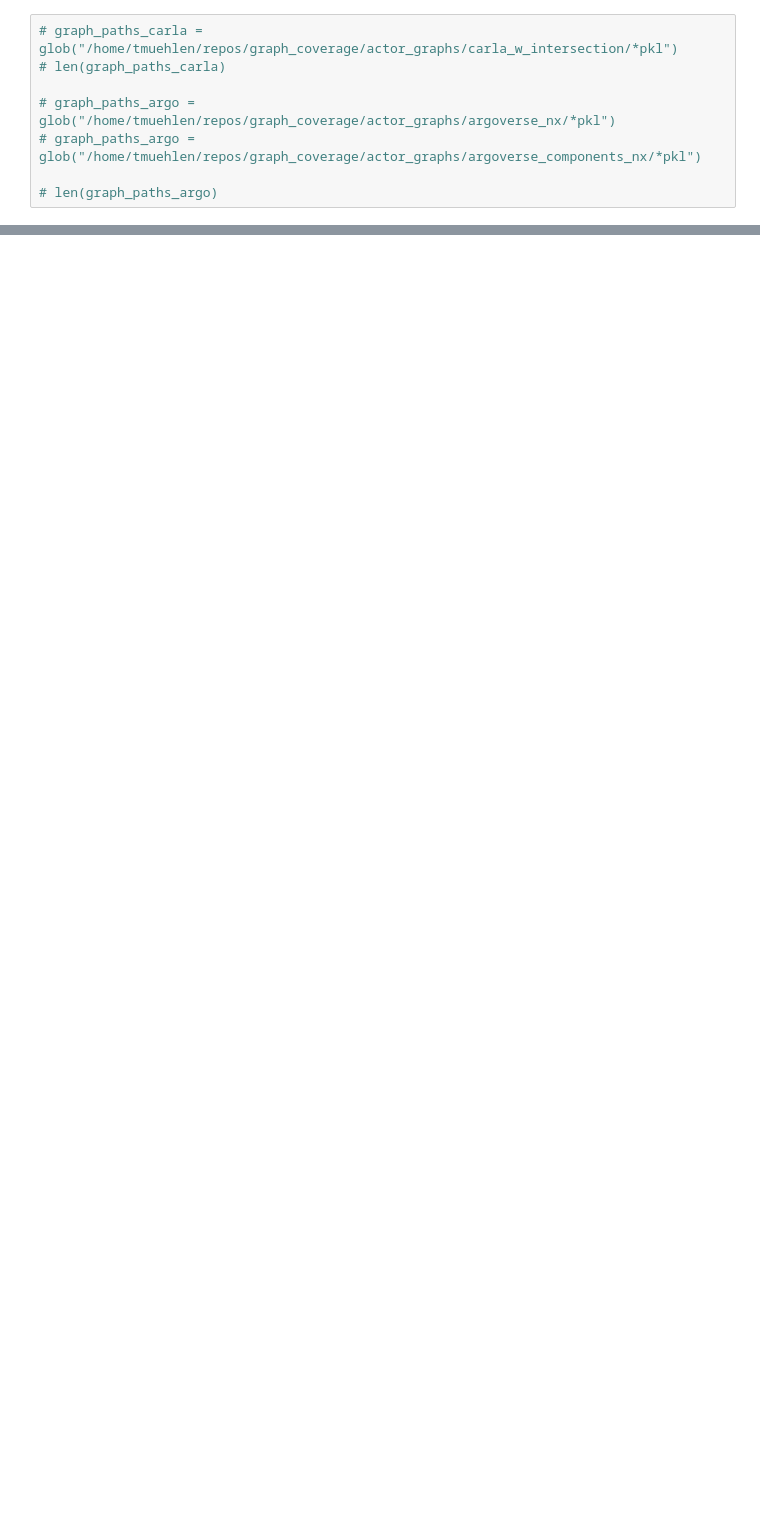
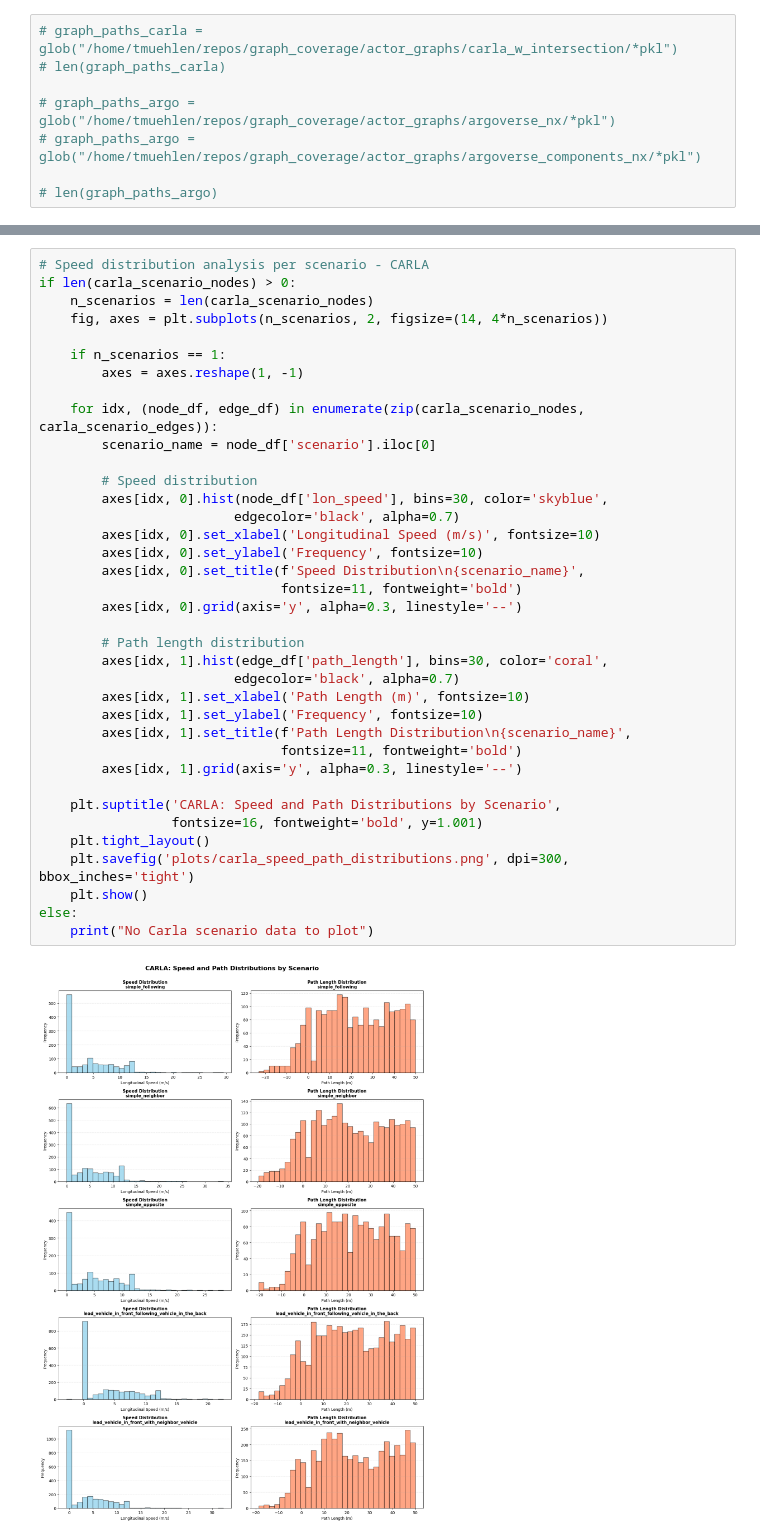
Before and after one commit to tmuehlen80/graph_coverage, a Jupyter notebook: Notebooks/carla/subgraph_isomorphism.ipynb, the cells around one changed output, grey strips where cells are left out. Saved outputs shown, nothing was run; the diff lists cells and outputs as text; blank space fills up the shorter version.

```diff
--- a/Notebooks/carla/subgraph_isomorphism.ipynb
+++ b/Notebooks/carla/subgraph_isomorphism.ipynb
@@ -395,0 +502,39 @@ plt.show()
+# %%
+# Speed distribution analysis per scenario - CARLA
+if len(carla_scenario_nodes) > 0:
+    n_scenarios = len(carla_scenario_nodes)
+    fig, axes = plt.subplots(n_scenarios, 2, figsize=(14, 4*n_scenarios))
+
+    if n_scenarios == 1:
+        axes = axes.reshape(1, -1)
+
+    for idx, (node_df, edge_df) in enumerate(zip(carla_scenario_nodes, carla_scenario_edges)):
+        scenario_name = node_df['scenario'].iloc[0]
+
+        # Speed distribution
+        axes[idx, 0].hist(node_df['lon_speed'], bins=30, color='skyblue',
+                         edgecolor='black', alpha=0.7)
+        axes[idx, 0].set_xlabel('Longitudinal Speed (m/s)', fontsize=10)
+        axes[idx, 0].set_ylabel('Frequency', fontsize=10)
+        axes[idx, 0].set_title(f'Speed Distribution\n{scenario_name}',
+                               fontsize=11, fontweight='bold')
+        axes[idx, 0].grid(axis='y', alpha=0.3, linestyle='--')
+
+        # Path length distribution
+        axes[idx, 1].hist(edge_df['path_length'], bins=30, color='coral',
+                         edgecolor='black', alpha=0.7)
+        axes[idx, 1].set_xlabel('Path Length (m)', fontsize=10)
+        axes[idx, 1].set_ylabel('Frequency', fontsize=10)
+        axes[idx, 1].set_title(f'Path Length Distribution\n{scenario_name}',
+                               fontsize=11, fontweight='bold')
+        axes[idx, 1].grid(axis='y', alpha=0.3, linestyle='--')
+
+    plt.suptitle('CARLA: Speed and Path Distributions by Scenario',
+                 fontsize=16, fontweight='bold', y=1.001)
+    plt.tight_layout()
+    plt.savefig('plots/carla_speed_path_distributions.png', dpi=300, bbox_inches='tight')
+    plt.show()
+else:
+    print("No Carla scenario data to plot")
+# %% [output]
+[figure, added]
```
Also changed, not shown: parts of 44 cells of this notebook, 4 other files.
